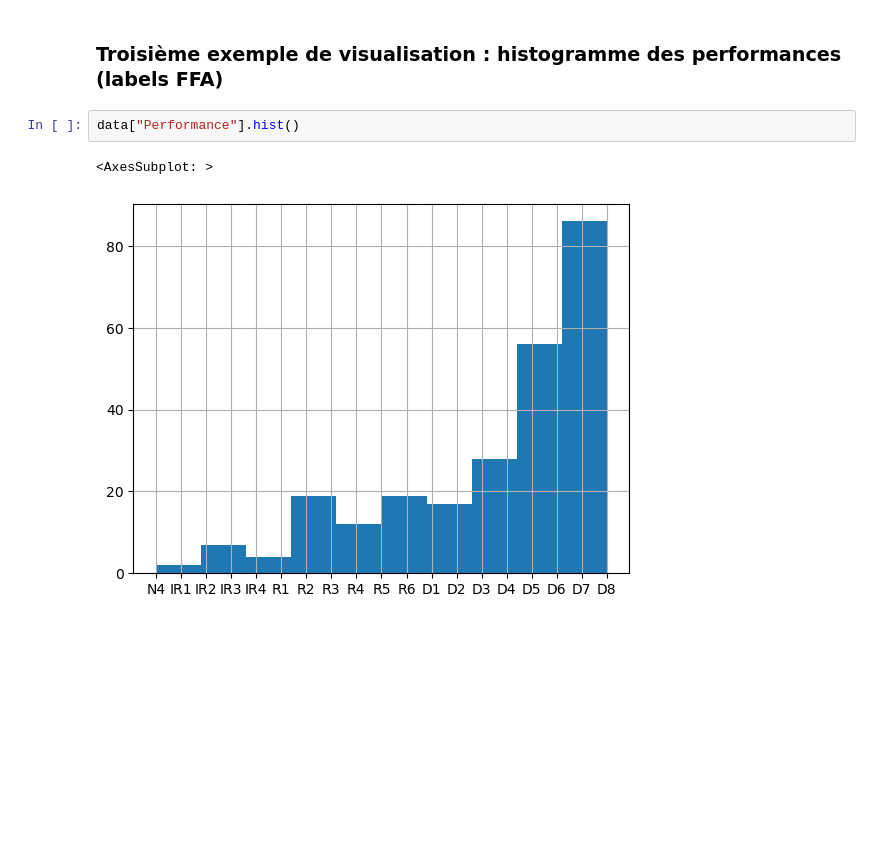
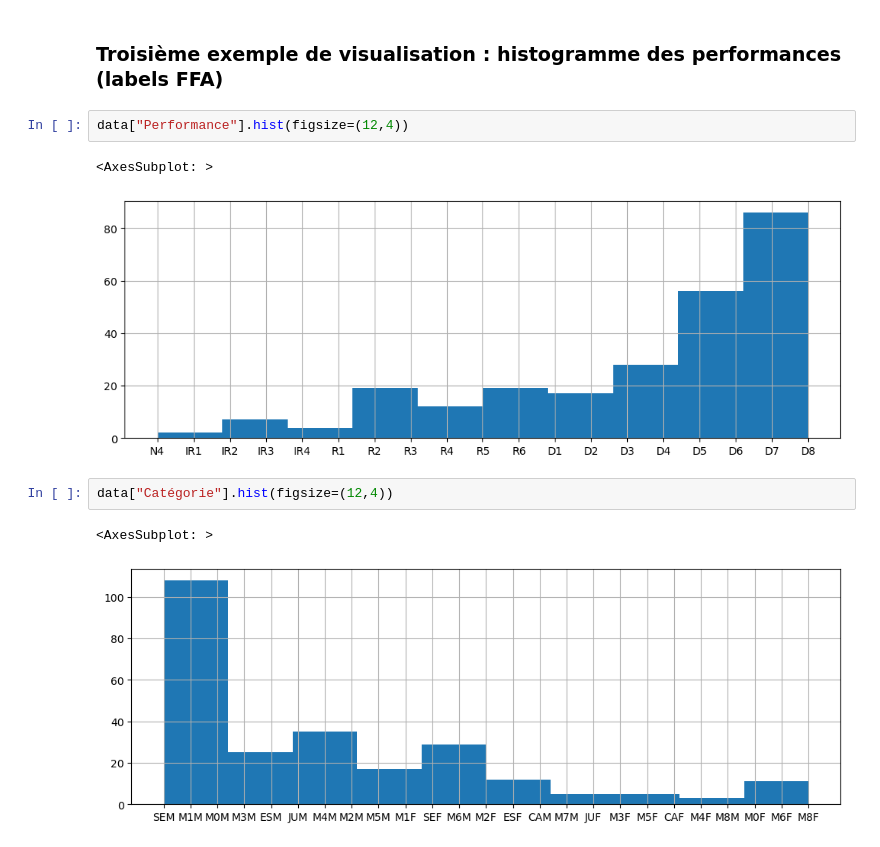
Before and after one commit to Kirscher/ResultAthle, a Jupyter notebook: scraping.ipynb, the cells around one changed output. Drawn from its saved outputs; the diff is of its cells as text; blank space fills up the shorter version.

```diff
--- a/scraping.ipynb
+++ b/scraping.ipynb
@@ -370,7 +389,12 @@ data["time_gap"].dt.total_seconds().plot()
 # %% [markdown]
 ### Troisième exemple de visualisation : histogramme des performances (labels FFA)
 # %%
-data["Performance"].hist()
+data["Performance"].hist(figsize=(12,4))
 # %% [output]
 <AxesSubplot: >
-[figure, old version]
+[figure, new version]
+# %%
+data["Catégorie"].hist(figsize=(12,4))
+# %% [output]
+<AxesSubplot: >
+[figure, added]
```
Also changed, not shown: parts of 8 cells of this notebook.
